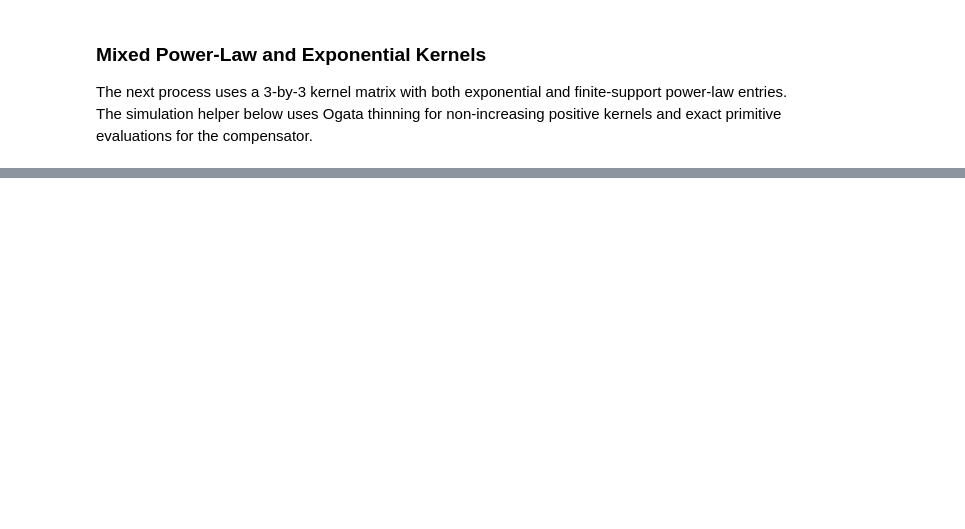
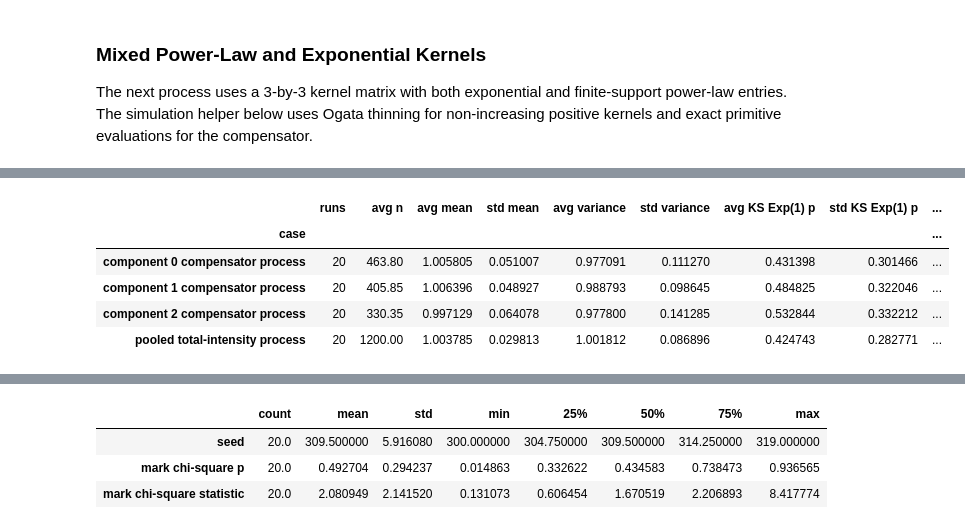
Before and after one commit to luisivanhr/tick, a Jupyter notebook: our-hawkes/examples/hawkes_time_rescaling_gof.ipynb, the cells around one changed output, grey strips where cells are left out. Saved outputs shown, nothing was run; the diff lists cells and outputs as text; code cells hidden in the pictures; blank space fills up the shorter version.

```diff
--- a/our-hawkes/examples/hawkes_time_rescaling_gof.ipynb
+++ b/our-hawkes/examples/hawkes_time_rescaling_gof.ipynb
@@ -629,8 +624,8 @@ marked_process = simulate_marked_exp_hawkes(
         [0.07, 0.04, 0.14],
     ]),
     decay=1.3,
-    max_jumps=1600,
-    seed=337,
+    max_jumps=2000,
+    seed=37,
 )
 
 marked_results = [("marked pooled total-intensity process", marked_exp_pooled_residuals(marked_process))]
@@ -674,12 +691,12 @@ def is_zero_kernel_entry(kernel):
     return isinstance(kernel, (int, float, np.integer, np.floating)) and float(kernel) == 0.0
 
 
-def mixed_kernel_intensity_at(process, t):
+def mixed_kernel_intensity_at(process, t, include_current_jumps=False):
     kernels = process["kernels"]
     baseline = process["baseline"]
     intensity = baseline.copy()
     for event_time, source_node in process["events"]:
-        if event_time >= t:
+        if event_time > t or (event_time == t and not include_current_jumps):
             break
         lag = t - event_time
         for target_node in range(baseline.size):
@@ -701,6 +718,7 @@ def simulate_mixed_kernel_hawkes(kernels, baseline, max_jumps, seed):
         intensity_bound = mixed_kernel_intensity_at(
             {"kernels": kernels, "baseline": baseline, "events": events},
             time,
+            include_current_jumps=True,
         )
         total_bound = float(np.sum(intensity_bound))
         if total_bound <= 0:
@@ -758,18 +776,18 @@ mixed_kernels = np.empty((3, 3), dtype=object)
 mixed_kernels[:, :] = 0
 mixed_kernels[0, 0] = HawkesKernelExp(0.08, 1.4)
 mixed_kernels[1, 1] = HawkesKernelExp(0.07, 1.2)
-mixed_kernels[2, 2] = HawkesKernelPowerLaw(0.03, 1.0, 1.8, support=1.5)
-mixed_kernels[0, 1] = HawkesKernelPowerLaw(0.02, 1.0, 1.9, support=1.5)
+mixed_kernels[2, 2] = HawkesKernelPowerLaw(0.03, 1.0, 1.8, support=2.0)
+mixed_kernels[0, 1] = HawkesKernelPowerLaw(0.02, 1.0, 1.9, support=2.0)
 mixed_kernels[1, 2] = HawkesKernelExp(0.04, 1.6)
-mixed_kernels[2, 0] = HawkesKernelPowerLaw(0.02, 1.0, 1.8, support=1.5)
+mixed_kernels[2, 0] = HawkesKernelPowerLaw(0.02, 1.0, 1.8, support=2.0)
 mixed_kernels[0, 2] = HawkesKernelExp(0.02, 2.0)
-mixed_kernels[1, 0] = HawkesKernelPowerLaw(0.02, 1.0, 1.9, support=1.5)
+mixed_kernels[1, 0] = HawkesKernelPowerLaw(0.02, 1.0, 1.9, support=2.0)
 mixed_kernels[2, 1] = HawkesKernelExp(0.03, 1.2)
 
 mixed_process = simulate_mixed_kernel_hawkes(
     kernels=mixed_kernels,
     baseline=np.array([0.6, 0.5, 0.45]),
-    max_jumps=1200,
+    max_jumps=2000,
     seed=338,
 )
 
@@ -788,0 +951,18 @@ plt.show()
+# %%
+#summary_uni = run_multiseed_true_compensator(seeds=range(100, 120), max_jumps=1000)
+summary_multi = run_multiseed_multivariate_exp(seeds=range(200, 220), max_jumps=1200)
+summary_marked, summary_mark_calibration = run_multiseed_marked_exp(seeds=range(300, 320), max_jumps=1600)
+summary_mixed = run_multiseed_mixed_kernel(seeds=range(49, 70), max_jumps=2000)
+
+#display(summary_uni)
+display(summary_multi)
+display(summary_marked)
+display(summary_mark_calibration)
+display(summary_mixed)
+# %% [output]
+|  | runs | avg n | avg mean | std mean | avg variance | std variance | avg KS Exp(1) p | std KS Exp(1) p | ... |
+| case |  |  |  |  |  |  |  |  | ... |
+| component 0 compensator process | 20 | 463.80 | 1.005805 | 0.051007 | 0.977091 | 0.111270 | 0.431398 | 0.301466 | ... |
+| component 1 compensator process | 20 | 405.85 | 1.006396 | 0.048927 | 0.988793 | 0.098645 | 0.484825 | 0.322046 | ... |
+| component 2 compensator process | 20 | 330.35 | 0.997129 | 0.064078 | 0.977800 | 0.141285 | 0.532844 | 0.332212 | ... |
+| pooled total-intensity process | 20 | 1200.00 | 1.003785 | 0.029813 | 1.001812 | 0.086896 | 0.424743 | 0.282771 | ... |
@@ -788,0 +975,4 @@ plt.show()
+|  | count | mean | std | min | 25% | 50% | 75% | max |
+| seed | 20.0 | 309.500000 | 5.916080 | 300.000000 | 304.750000 | 309.500000 | 314.250000 | 319.000000 |
+| mark chi-square p | 20.0 | 0.492704 | 0.294237 | 0.014863 | 0.332622 | 0.434583 | 0.738473 | 0.936565 |
+| mark chi-square statistic | 20.0 | 2.080949 | 2.141520 | 0.131073 | 0.606454 | 1.670519 | 2.206893 | 8.417774 |
```
Also changed, not shown: parts of 12 cells of this notebook.
